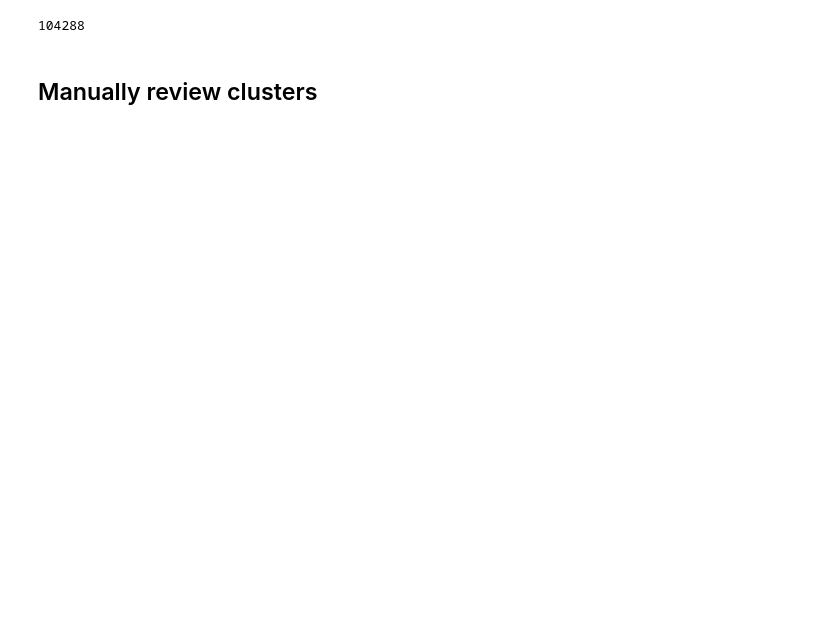
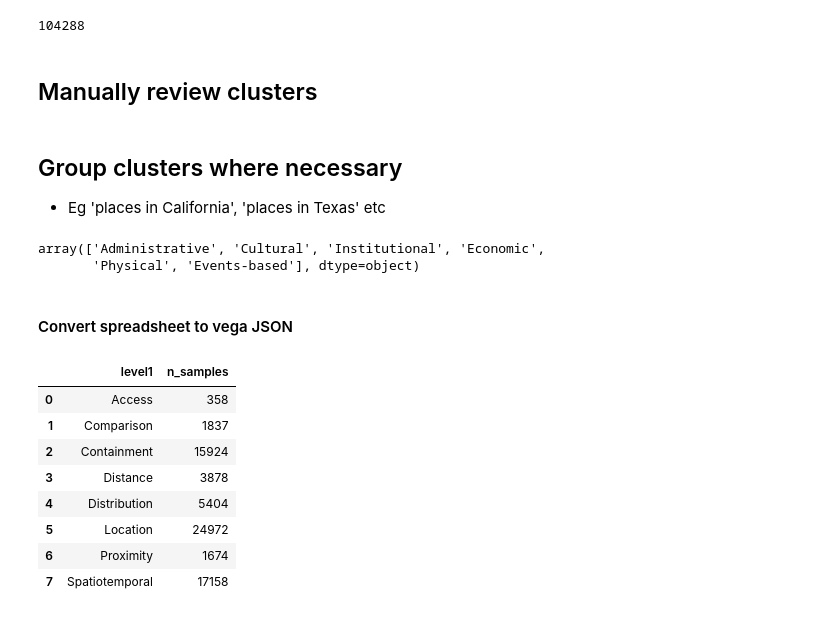
Before and after one commit to ilyankou/ms-marco-geospatial, a Jupyter notebook: 2-Cluster.ipynb, the cells around one changed output. Saved outputs shown, nothing was run; the diff lists cells and outputs as text; code cells hidden in the pictures; blank space fills up the shorter version.

Commit message:
Create vega vis draft

```diff
--- a/2-Cluster.ipynb
+++ b/2-Cluster.ipynb
@@ -382,0 +411,4 @@ with open('output/cluster_review.md', 'w') as f:
+# %% [markdown]
+## Group clusters where necessary
+
+- Eg 'places in California', 'places in Texas' etc
@@ -382,0 +424,7 @@ with open('output/cluster_review.md', 'w') as f:
+# %%
+data.level2.unique()
+# %% [output]
+array(['Administrative', 'Cultural', 'Institutional', 'Economic',
+       'Physical', 'Events-based'], dtype=object)
+# %% [markdown]
+#### Convert spreadsheet to vega JSON
@@ -382,0 +437,13 @@ with open('output/cluster_review.md', 'w') as f:
+# %%
+level1counts = data.groupby(['level1']).n_samples.sum().reset_index()
+level1counts
+# %% [output]
+|  | level1 | n_samples |
+| 0 | Access | 358 |
+| 1 | Comparison | 1837 |
+| 2 | Containment | 15924 |
+| 3 | Distance | 3878 |
+| 4 | Distribution | 5404 |
+| 5 | Location | 24972 |
+| 6 | Proximity | 1674 |
+| 7 | Spatiotemporal | 17158 |
```
Also changed, not shown: parts of 15 cells of this notebook, 6 other files.
